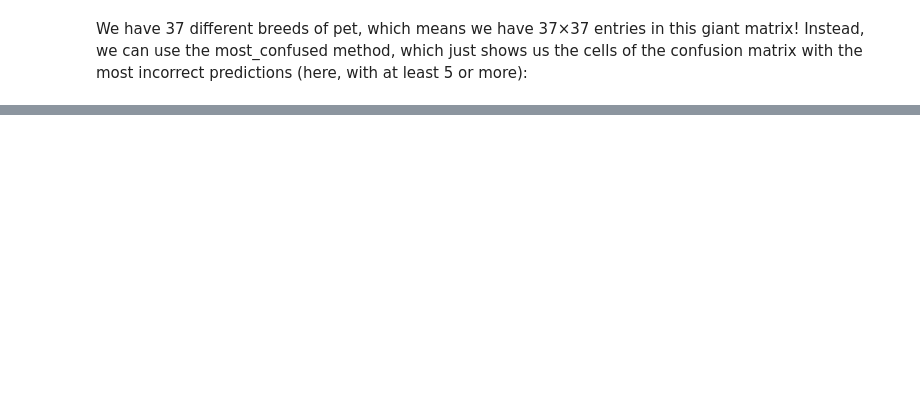
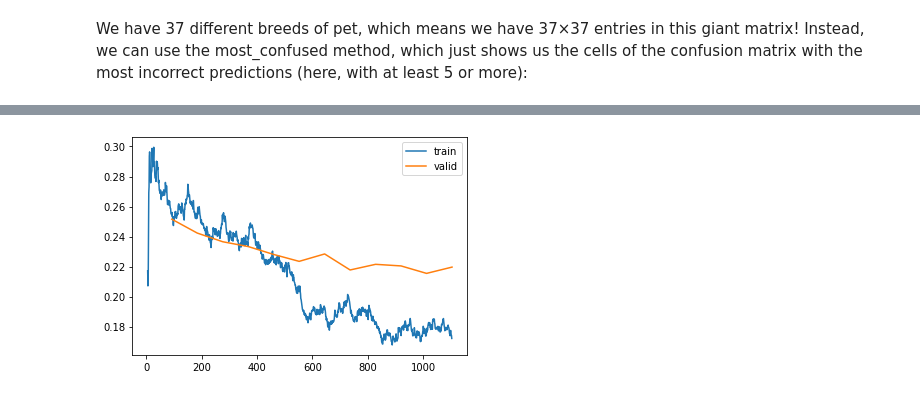
Before and after one commit to alexandrasouly/fastai_exploration, a Jupyter notebook: lesson_5/pet_breeds.ipynb, the cells around one changed output, grey strips where cells are left out. Saved outputs shown, nothing was run; the diff lists cells and outputs as text; code cells hidden in the pictures; blank space fills up the shorter version.

```diff
--- a/lesson_5/pet_breeds.ipynb
+++ b/lesson_5/pet_breeds.ipynb
@@ -132,0 +214,5 @@ NameError: name 'interp' is not defined
+# %%
+learn = cnn_learner(dls, resnet34, metrics=error_rate)
+learn.fit_one_cycle(3, 3e-3)
+learn.unfreeze()
+learn.fit_one_cycle(12, lr_max=slice(1e-7,1e-4))
@@ -132,0 +237,4 @@ NameError: name 'interp' is not defined
+# %%
+learn.recorder.plot_loss()
+# %% [output]
+[figure, added]
```
Also changed, not shown: parts of 29 cells of this notebook, 3 other files.
